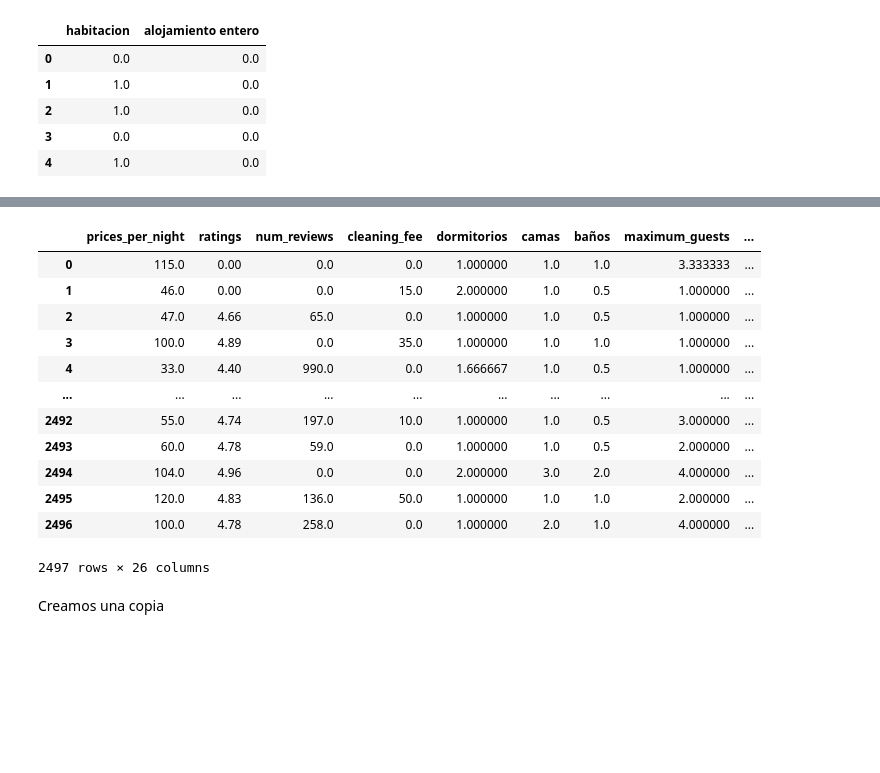
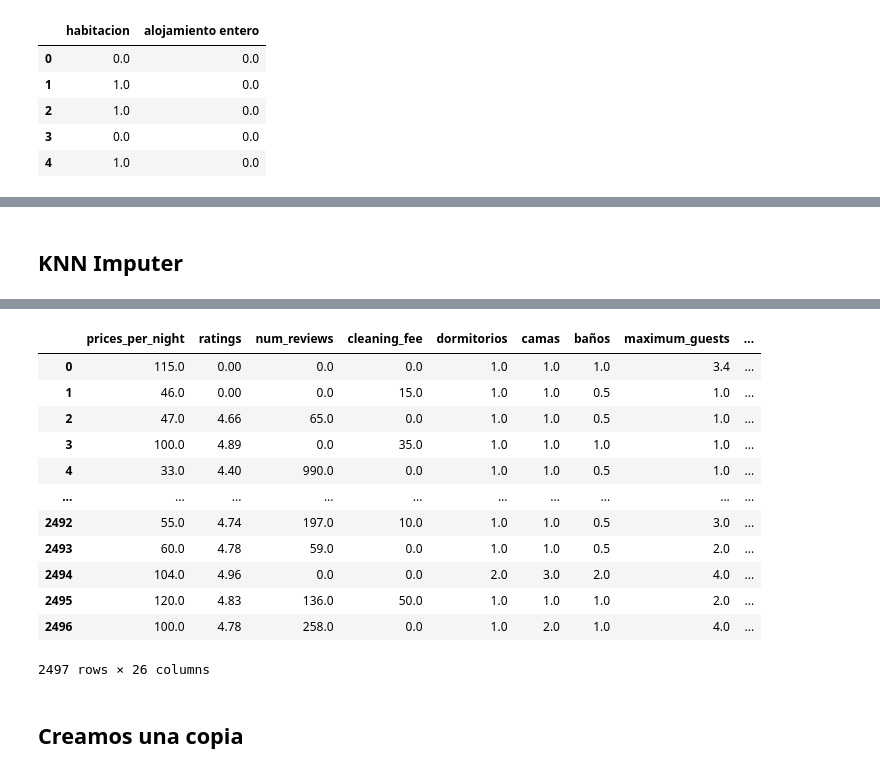
Before and after one commit to DiogoBernardoPT/Proyecto-Final-Bootcamp---Dream-Team, a Jupyter notebook: Depuración.ipynb, the cells around one changed output, grey strips where cells are left out. Cells and saved outputs as stored; diff of their text form; code cells hidden in the pictures; blank space fills up the shorter version.

```diff
--- a/Depuración.ipynb
+++ b/Depuración.ipynb
@@ -13,2 +14,2 @@ from sklearn.ensemble import RandomForestRegressor
 # %%
-df = pd.read_csv('C:/Users/peni_/Desktop/proyecto/Proyecto-Final-Bootcamp---Dream-Team/data/df_to_encode.csv')
+df = pd.read_csv('data/df_to_encode.csv')
@@ -66,6 +93,8 @@ KNNImputer
+# %% [markdown]
+## KNN Imputer
 # %%
 %%time
-imputer = KNNImputer(n_neighbors=3)
+imputer = KNNImputer(n_neighbors=10)
 df_encoded = pd.DataFrame(imputer.fit_transform(df_encoded), columns=df_encoded.columns)
 df_encoded
 # %% [output]
@@ -74,18 +103,18 @@ Wall time: 115 ms
 |  | prices_per_night | ratings | num_reviews | cleaning_fee | dormitorios | camas | baños | maximum_guests | ... |
-| 0 | 115.0 | 0.00 | 0.0 | 0.0 | 1.000000 | 1.0 | 1.0 | 3.333333 | ... |
-| 1 | 46.0 | 0.00 | 0.0 | 15.0 | 2.000000 | 1.0 | 0.5 | 1.000000 | ... |
-| 2 | 47.0 | 4.66 | 65.0 | 0.0 | 1.000000 | 1.0 | 0.5 | 1.000000 | ... |
-| 3 | 100.0 | 4.89 | 0.0 | 35.0 | 1.000000 | 1.0 | 1.0 | 1.000000 | ... |
-| 4 | 33.0 | 4.40 | 990.0 | 0.0 | 1.666667 | 1.0 | 0.5 | 1.000000 | ... |
+| 0 | 115.0 | 0.00 | 0.0 | 0.0 | 1.0 | 1.0 | 1.0 | 3.4 | ... |
+| 1 | 46.0 | 0.00 | 0.0 | 15.0 | 1.0 | 1.0 | 0.5 | 1.0 | ... |
+| 2 | 47.0 | 4.66 | 65.0 | 0.0 | 1.0 | 1.0 | 0.5 | 1.0 | ... |
+| 3 | 100.0 | 4.89 | 0.0 | 35.0 | 1.0 | 1.0 | 1.0 | 1.0 | ... |
+| 4 | 33.0 | 4.40 | 990.0 | 0.0 | 1.0 | 1.0 | 0.5 | 1.0 | ... |
 | ... | ... | ... | ... | ... | ... | ... | ... | ... | ... |
-| 2492 | 55.0 | 4.74 | 197.0 | 10.0 | 1.000000 | 1.0 | 0.5 | 3.000000 | ... |
-| 2493 | 60.0 | 4.78 | 59.0 | 0.0 | 1.000000 | 1.0 | 0.5 | 2.000000 | ... |
-| 2494 | 104.0 | 4.96 | 0.0 | 0.0 | 2.000000 | 3.0 | 2.0 | 4.000000 | ... |
-| 2495 | 120.0 | 4.83 | 136.0 | 50.0 | 1.000000 | 1.0 | 1.0 | 2.000000 | ... |
-| 2496 | 100.0 | 4.78 | 258.0 | 0.0 | 1.000000 | 2.0 | 1.0 | 4.000000 | ... |
+| 2492 | 55.0 | 4.74 | 197.0 | 10.0 | 1.0 | 1.0 | 0.5 | 3.0 | ... |
+| 2493 | 60.0 | 4.78 | 59.0 | 0.0 | 1.0 | 1.0 | 0.5 | 2.0 | ... |
+| 2494 | 104.0 | 4.96 | 0.0 | 0.0 | 2.0 | 3.0 | 2.0 | 4.0 | ... |
+| 2495 | 120.0 | 4.83 | 136.0 | 50.0 | 1.0 | 1.0 | 1.0 | 2.0 | ... |
+| 2496 | 100.0 | 4.78 | 258.0 | 0.0 | 1.0 | 2.0 | 1.0 | 4.0 | ... |
 2497 rows × 26 columns
 # %% [markdown]
-Creamos una copia
+## Creamos una copia
 # %%
 df = df_encoded.copy()
 # %%
```
Also changed, not shown: parts of 17 cells of this notebook, 3 other files.
